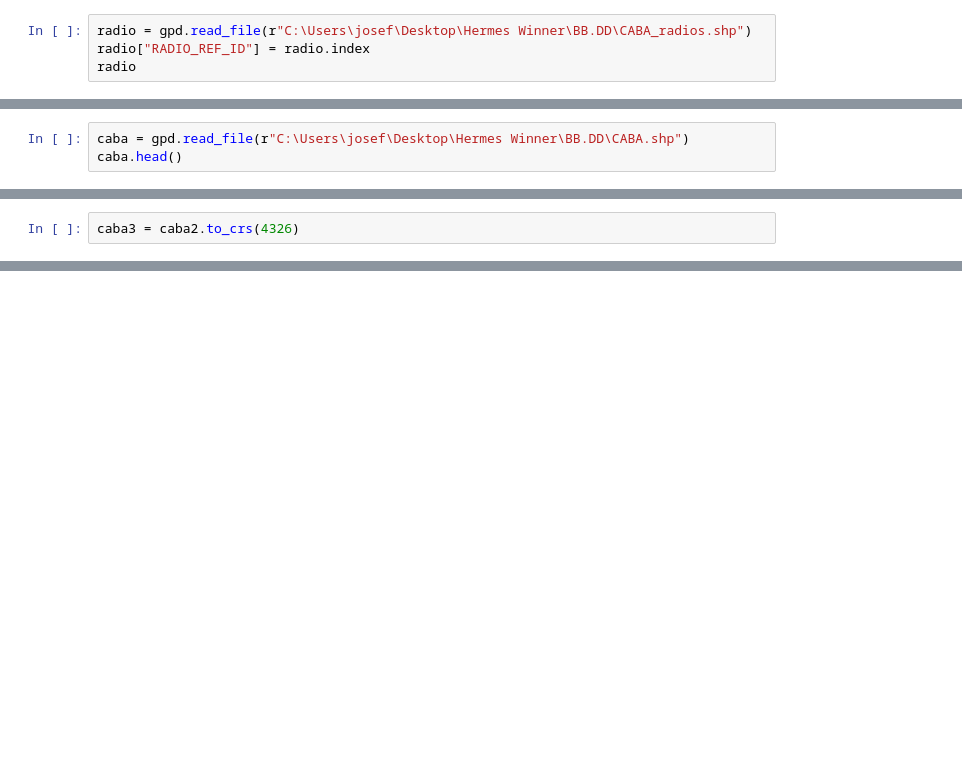
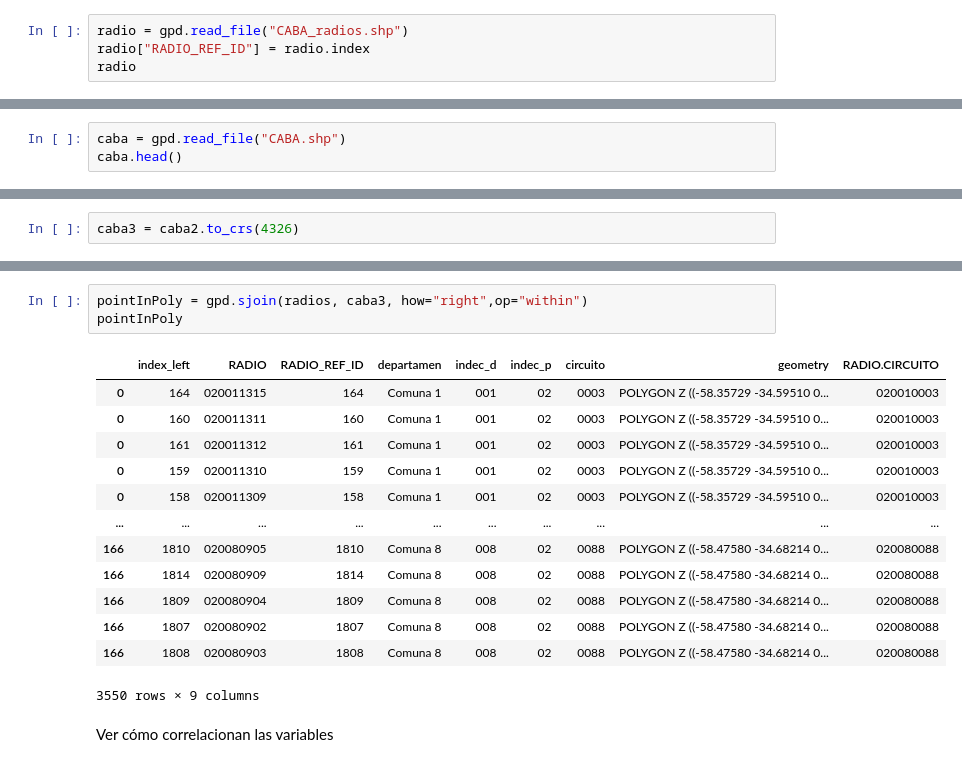
Before and after one commit to JocMB/MET4OP---Trabajo-Final, a Jupyter notebook: RadioCircuito.ipynb, the cells around one changed output, grey strips where cells are left out. Drawn from its saved outputs; the diff is of its cells as text; blank space fills up the shorter version.

```diff
--- a/RadioCircuito.ipynb
+++ b/RadioCircuito.ipynb
@@ -3,7 +3,7 @@ import pandas as pd, matplotlib.pyplot as plt, geopandas as gpd, contextily as c
 # %% [markdown]
 SE TRABAJA LA BASE DE DATOS PARA RADIOS (CABA_RADIOS.SHP)
 # %%
-radio = gpd.read_file(r"C:\Users\josef\Desktop\Hermes Winner\BB.DD\CABA_radios.shp")
+radio = gpd.read_file("CABA_radios.shp")
 radio["RADIO_REF_ID"] = radio.index
 radio
 # %% [output]
@@ -98,7 +92,7 @@ radios.plot(marker='o', color='red', markersize=5)
 # %% [markdown]
 SE TRABAJA LA BASE DE DATOS PARA CIRCUITOS (CABA.SHP)
 # %%
-caba = gpd.read_file(r"C:\Users\josef\Desktop\Hermes Winner\BB.DD\CABA.shp")
+caba = gpd.read_file("CABA.shp")
 caba.head()
 # %% [output]
 |  | distrito | provincia | departamen | cabecera | circuito | indec_p | indec_d | geometry |
@@ -254,0 +220,19 @@ spatial_join
+# %%
+pointInPoly = gpd.sjoin(radios, caba3, how="right",op="within")
+pointInPoly
+# %% [output]
+|  | index_left | RADIO | RADIO_REF_ID | departamen | indec_d | indec_p | circuito | geometry | RADIO.CIRCUITO |
+| 0 | 164 | 020011315 | 164 | Comuna 1 | 001 | 02 | 0003 | POLYGON Z ((-58.35729 -34.59510 0... | 020010003 |
+| 0 | 160 | 020011311 | 160 | Comuna 1 | 001 | 02 | 0003 | POLYGON Z ((-58.35729 -34.59510 0... | 020010003 |
+| 0 | 161 | 020011312 | 161 | Comuna 1 | 001 | 02 | 0003 | POLYGON Z ((-58.35729 -34.59510 0... | 020010003 |
+| 0 | 159 | 020011310 | 159 | Comuna 1 | 001 | 02 | 0003 | POLYGON Z ((-58.35729 -34.59510 0... | 020010003 |
+| 0 | 158 | 020011309 | 158 | Comuna 1 | 001 | 02 | 0003 | POLYGON Z ((-58.35729 -34.59510 0... | 020010003 |
+| ... | ... | ... | ... | ... | ... | ... | ... | ... | ... |
+| 166 | 1810 | 020080905 | 1810 | Comuna 8 | 008 | 02 | 0088 | POLYGON Z ((-58.47580 -34.68214 0... | 020080088 |
+| 166 | 1814 | 020080909 | 1814 | Comuna 8 | 008 | 02 | 0088 | POLYGON Z ((-58.47580 -34.68214 0... | 020080088 |
+| 166 | 1809 | 020080904 | 1809 | Comuna 8 | 008 | 02 | 0088 | POLYGON Z ((-58.47580 -34.68214 0... | 020080088 |
+| 166 | 1807 | 020080902 | 1807 | Comuna 8 | 008 | 02 | 0088 | POLYGON Z ((-58.47580 -34.68214 0... | 020080088 |
+| 166 | 1808 | 020080903 | 1808 | Comuna 8 | 008 | 02 | 0088 | POLYGON Z ((-58.47580 -34.68214 0... | 020080088 |
+3550 rows × 9 columns
+# %% [markdown]
+Ver cómo correlacionan las variables
```
Also changed, not shown: parts of 13 cells of this notebook.
